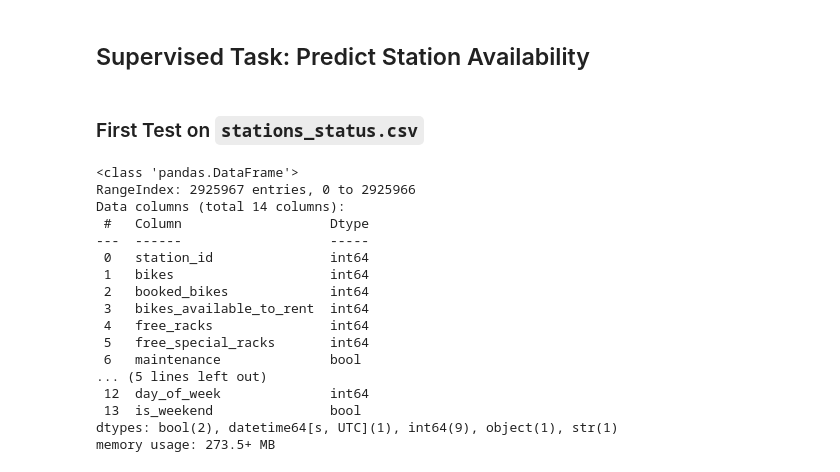
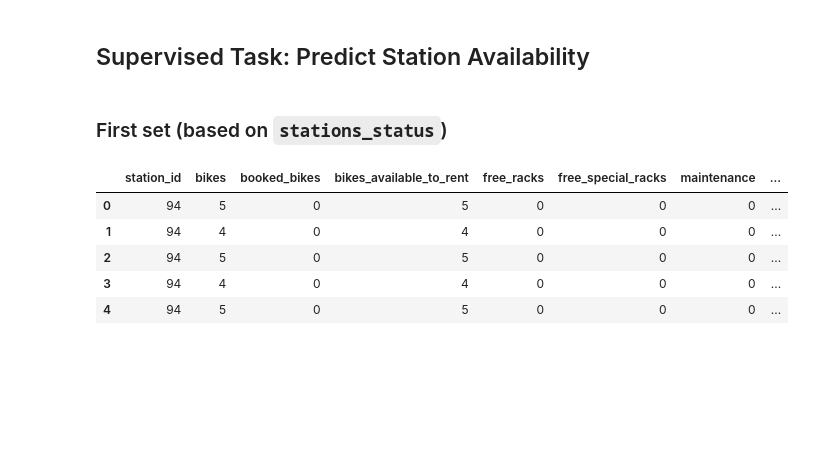
Before and after one commit to Memeel/ML_Challenge, a Jupyter notebook: notebook/challenge.ipynb, the cells around one changed output. Drawn from its saved outputs; the diff is of its cells as text; code cells hidden in the pictures; blank space fills up the shorter version.

Commit message:
first try

```diff
--- a/notebook/challenge.ipynb
+++ b/notebook/challenge.ipynb
@@ -557,14 +564,15 @@ stations.head()
 | 3 | 294346 | 8 | 0 | 8 | 0 | 0 | False | ... |
 | 4 | 781866 | 1 | 1 | 0 | 5 | 0 | False | ... |
 # %%
-# Convert UTC datetime to local timezone datetime
+#  Convert UTC datetime to local timezone datetime
 stations["local_time"] = stations.apply(
     lambda row: row["datetime"].tz_convert(row["timezone"]),
     axis=1
 )
 
-stations["hour"] = stations["local_time"].map(lambda x: x.hour)
-stations["day_of_week"] = stations["local_time"].map(lambda x: x.dayofweek)
+stations["local_time"] = pd.to_datetime(stations["local_time"].astype(str).str[:19])
+stations["hour"] = stations["local_time"].dt.hour
+stations["day_of_week"] = stations["local_time"].dt.dayofweek
 stations["is_weekend"] = stations["day_of_week"] >= 5
 stations.head()
 # %% [output]
@@ -1032,25 +1041,19 @@ plt.show()
 ### Part B - Clustering Bike-Sharing Stations
 # %% [markdown]
 ## Supervised Task: Predict Station Availability
-# %% [markdown]
-### First Test on `stations_status.csv`
+# %% [markdown]
+### First set (based on `stations_status`)
 # %%
-stations.info()
+test = stations.sort_values(by=['station_id', 'local_time']).reset_index(drop=True)
+test['time_diff'] = test.groupby('station_id')['local_time'].diff()
+test["maintenance"] = test["maintenance"].astype(int)
+test['is_weekend'] = test['is_weekend'].astype(int)
+
+test.head()
 # %% [output]
-<class 'pandas.DataFrame'>
-RangeIndex: 2925967 entries, 0 to 2925966
-Data columns (total 14 columns):
- #   Column                   Dtype
----  ------                   -----
- 0   station_id               int64
- 1   bikes                    int64
- 2   booked_bikes             int64
- 3   bikes_available_to_rent  int64
- 4   free_racks               int64
- 5   free_special_racks       int64
- 6   maintenance              bool
-... (5 lines left out)
- 12  day_of_week              int64
- 13  is_weekend               bool
-dtypes: bool(2), datetime64[s, UTC](1), int64(9), object(1), str(1)
-memory usage: 273.5+ MB
+|  | station_id | bikes | booked_bikes | bikes_available_to_rent | free_racks | free_special_racks | maintenance | ... |
+| 0 | 94 | 5 | 0 | 5 | 0 | 0 | 0 | ... |
+| 1 | 94 | 4 | 0 | 4 | 0 | 0 | 0 | ... |
+| 2 | 94 | 5 | 0 | 5 | 0 | 0 | 0 | ... |
+| 3 | 94 | 4 | 0 | 4 | 0 | 0 | 0 | ... |
+| 4 | 94 | 5 | 0 | 5 | 0 | 0 | 0 | ... |
```
Also changed, not shown: parts of 16 cells of this notebook.
